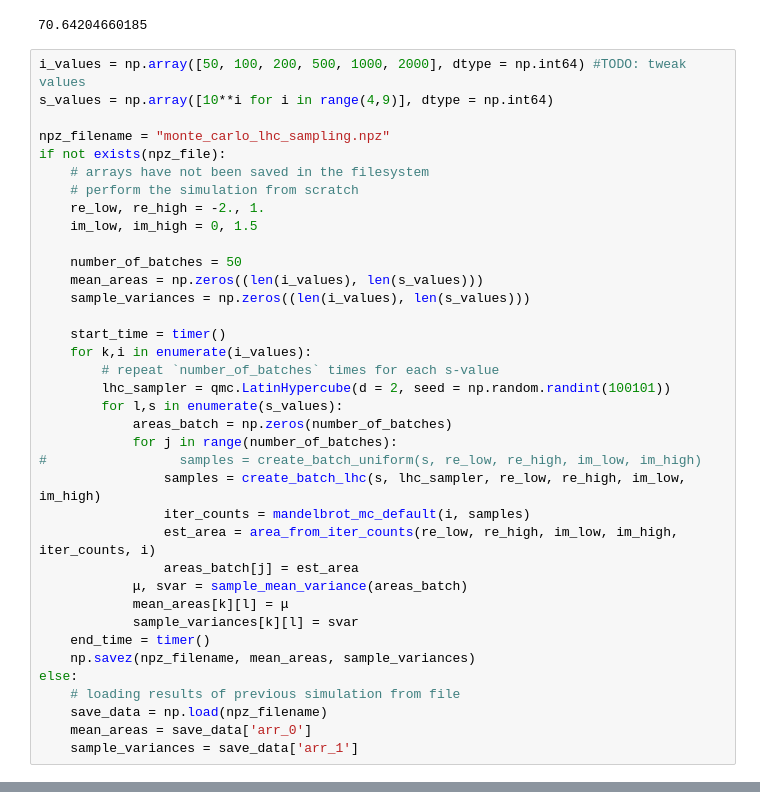
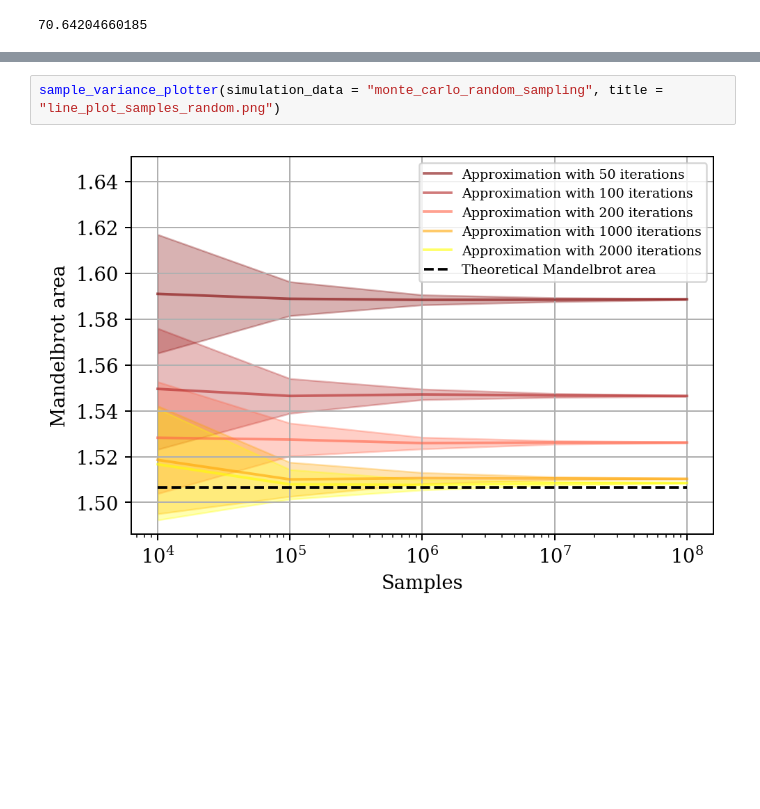
Before and after one commit to loonatick-src/stochastic-sim-1, a Jupyter notebook: monte_carlo.ipynb, the cells around one changed output, grey strips where cells are left out. Drawn from its saved outputs; the diff is of its cells as text; blank space fills up the shorter version.

Commit message:
Line plots mandelbrot area against samples and iterations

```diff
--- a/monte_carlo.ipynb
+++ b/monte_carlo.ipynb
@@ -258,40 +227,3 @@ array([[3.35670695e-04, 2.75704626e-05, 2.39906564e-06, 3.73360177e-07,
 print((end_time - start_time)/60)
 # %% [output]
 70.64204660185
-# %%
-i_values = np.array([50, 100, 200, 500, 1000, 2000], dtype = np.int64) #TODO: tweak values
-s_values = np.array([10**i for i in range(4,9)], dtype = np.int64)
-
-npz_filename = "monte_carlo_lhc_sampling.npz"
-if not exists(npz_file):
-    # arrays have not been saved in the filesystem
-    # perform the simulation from scratch
-    re_low, re_high = -2., 1.
-    im_low, im_high = 0, 1.5
-
-    number_of_batches = 50
-    mean_areas = np.zeros((len(i_values), len(s_values)))
-    sample_variances = np.zeros((len(i_values), len(s_values)))
-
-    start_time = timer()
-    for k,i in enumerate(i_values):
-        # repeat `number_of_batches` times for each s-value
-        lhc_sampler = qmc.LatinHypercube(d = 2, seed = np.random.randint(100101))
-        for l,s in enumerate(s_values):
-            areas_batch = np.zeros(number_of_batches)
-            for j in range(number_of_batches):
-#                 samples = create_batch_uniform(s, re_low, re_high, im_low, im_high)
-                samples = create_batch_lhc(s, lhc_sampler, re_low, re_high, im_low, im_high)
-                iter_counts = mandelbrot_mc_default(i, samples)
-                est_area = area_from_iter_counts(re_low, re_high, im_low, im_high, iter_counts, i)
-                areas_batch[j] = est_area
-            μ, svar = sample_mean_variance(areas_batch)
-            mean_areas[k][l] = μ
-            sample_variances[k][l] = svar
-    end_time = timer()
-    np.savez(npz_filename, mean_areas, sample_variances)
-else:
-    # loading results of previous simulation from file
-    save_data = np.load(npz_filename)
-    mean_areas = save_data['arr_0']
-    sample_variances = save_data['arr_1']
@@ -297,0 +317,4 @@ else:
+# %%
+sample_variance_plotter(simulation_data = "monte_carlo_random_sampling", title = "line_plot_samples_random.png")
+# %% [output]
+[figure, added]
```
Also changed, not shown: parts of 10 cells of this notebook, 2 other files.
